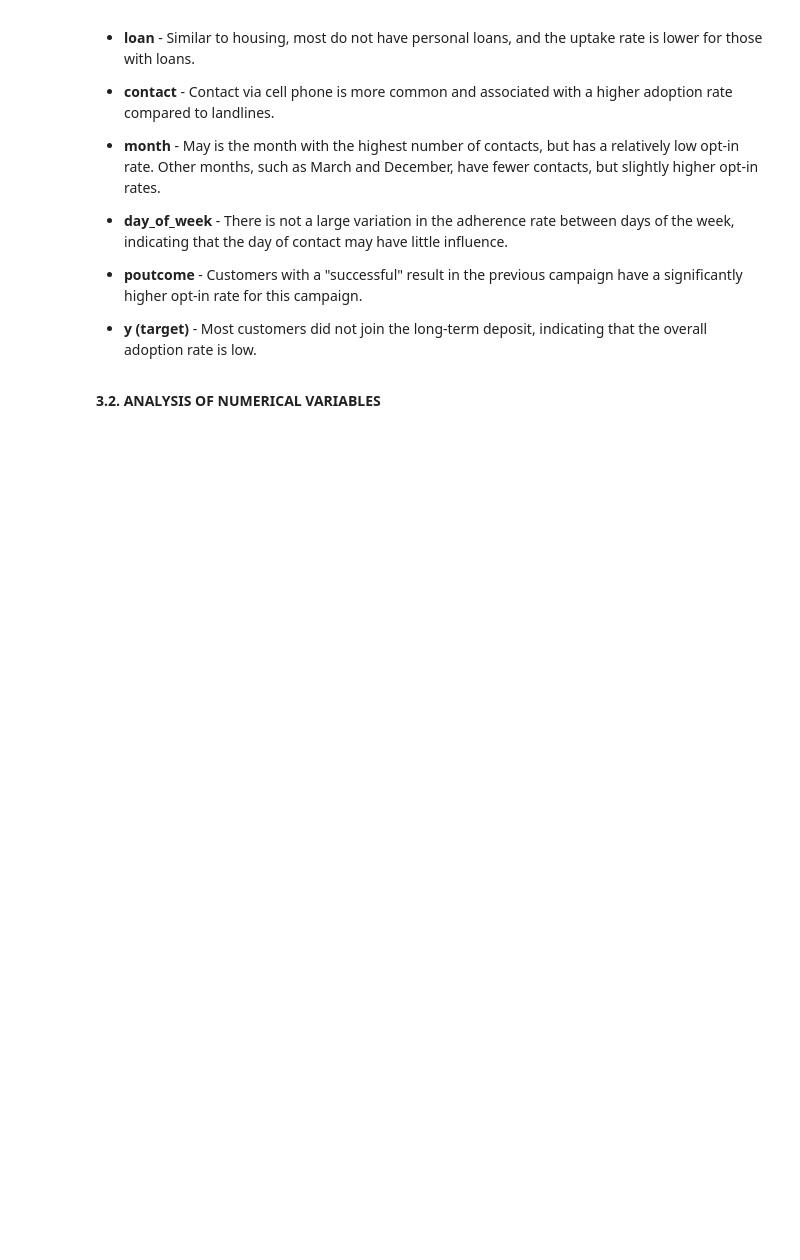
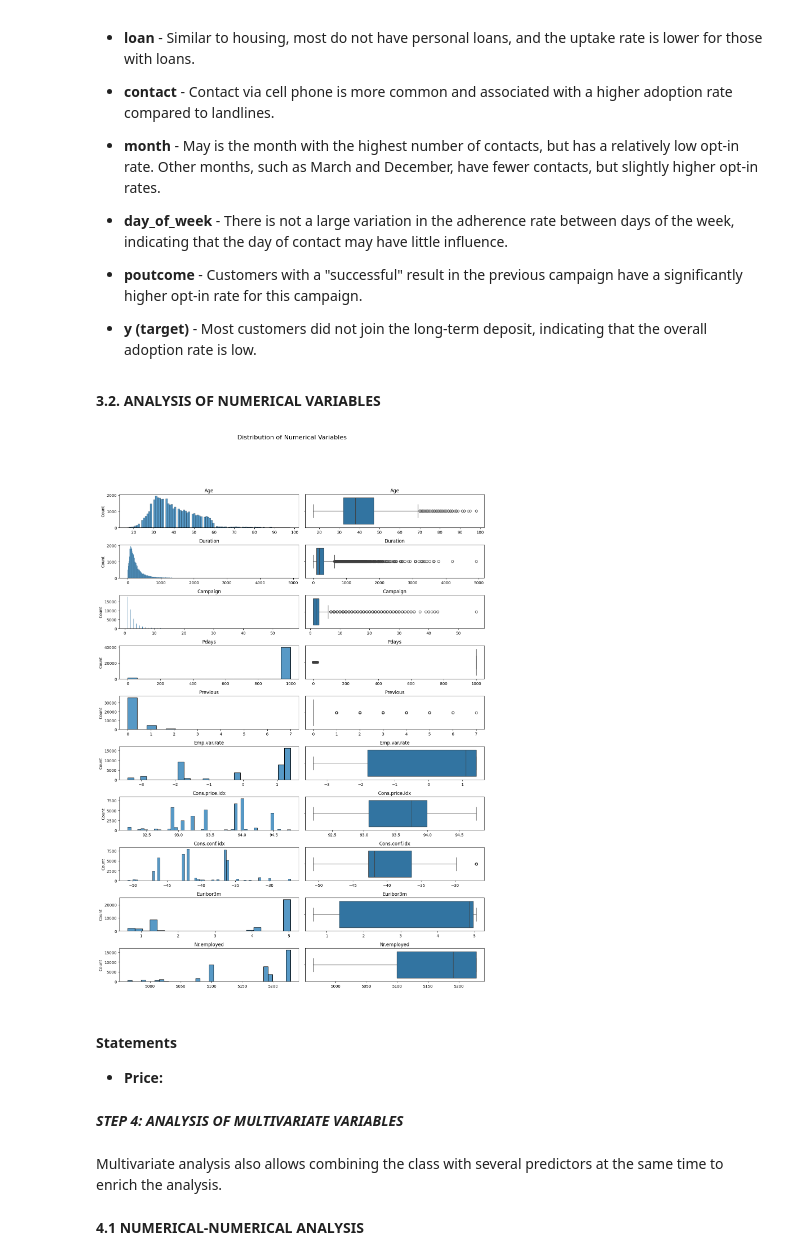
Before and after one commit to RitaViegas/Projetct-Logistic-Regression---Banking-Marketing-Campaign, a Jupyter notebook: src/explore.ipynb, the cells around one changed output. Cells and saved outputs as stored; diff of their text form; code cells hidden in the pictures; blank space fills up the shorter version.

Commit message:
from 3.2 onwards; missing statements in 3.2

```diff
--- a/src/explore.ipynb
+++ b/src/explore.ipynb
@@ -274,3 +274,59 @@ With the representation of each variable by plotting their histogram, it's possi
 * ****y (target)**** - Most customers did not join the long-term deposit, indicating that the overall adoption rate is low.
 # %% [markdown]
 **3.2. ANALYSIS OF NUMERICAL VARIABLES**
+# %%
+import matplotlib.pyplot as plt
+import seaborn as sns
+
+def plot_numerical_variables(df, numerical_columns=None):
+    """
+    Plota histogramas e boxplots para variáveis numéricas em um layout de 2 colunas.
+
+    Parâmetros:
+    - df: DataFrame a ser analisado.
+    - numerical_columns: Lista de colunas numéricas. Se None, seleciona automaticamente colunas do tipo 'float' e 'int'.
+    """
+    # Detecta colunas numéricas automaticamente, se não fornecidas
+    if numerical_columns is None:
+        numerical_columns = df.select_dtypes(include=['float', 'int']).columns.tolist()
+
+    # Calcula o número de linhas necessário
+    num_vars = len(numerical_columns)
+    num_rows = (num_vars + 1) // 2  # Dividido por 2 colunas, arredondando para cima
+
+    # Configura o layout dos subplots
+    fig, axes = plt.subplots(num_rows * 2, 2, figsize=(14, num_rows * 4))
+    plt.suptitle('Distribution of Numerical Variables', fontsize=16, y=1.02)
+
+    # Achata o array de eixos para facilitar a iteração
+    axes = axes.flatten()
+
+    # Loop para criar histogramas e boxplots para cada variável numérica
+    for i, col in enumerate(numerical_columns):
+        sns.histplot(ax=axes[i * 2], data=df, x=col).set(xlabel=None, title=col.capitalize())
+        sns.boxplot(ax=axes[i * 2 + 1], data=df, x=col).set(xlabel=None, title=col.capitalize())
+        axes[i * 2 + 1].set(xlabel=None)  # Remove o rótulo x do boxplot para consistência
+
+    # Remove eixos extras se houver um número ímpar de variáveis
+    for j in range(i * 2 + 2, len(axes)):
+        fig.delaxes(axes[j])
+
+    # Ajusta o layout para evitar sobreposição
+    plt.tight_layout(rect=[0, 0.03, 1, 0.95])
+    plt.show()
+# %%
+
+plot_numerical_variables(df=df)
+# %% [output]
+[figure, added]
+# %% [markdown]
+#### Statements
+
+
+* **Price:**
+# %% [markdown]
+***STEP 4: ANALYSIS OF MULTIVARIATE VARIABLES***
+# %% [markdown]
+Multivariate analysis also allows combining the class with several predictors at the same time to enrich the analysis.
+# %% [markdown]
+**4.1 NUMERICAL-NUMERICAL ANALYSIS**
```
